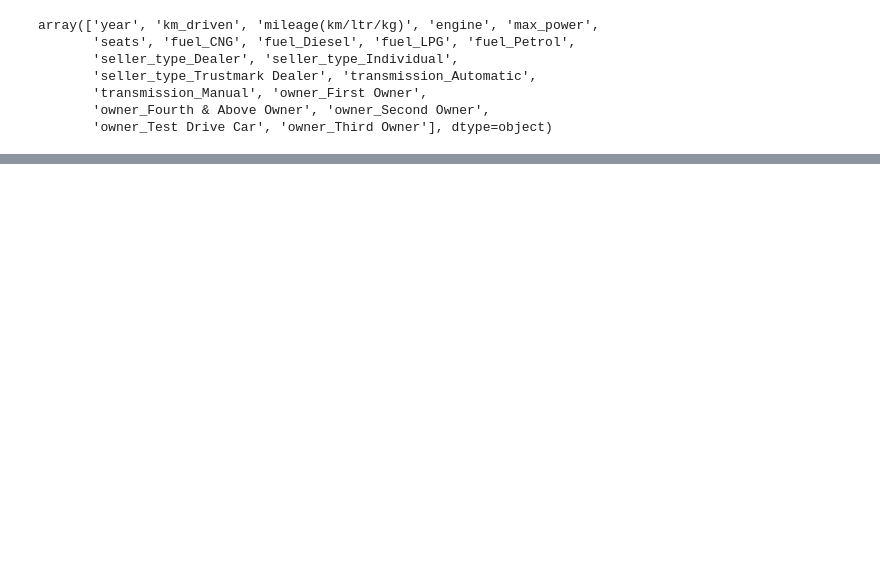
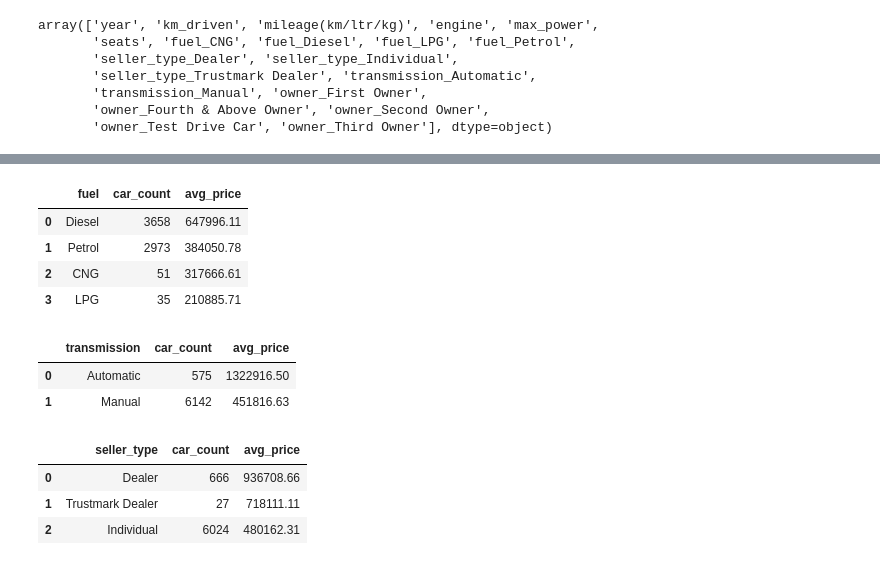
Before and after one commit to SheL16/car-price-prediction, a Jupyter notebook: notebooks/analysis.ipynb, the cells around one changed output, grey strips where cells are left out. Saved outputs shown, nothing was run; the diff lists cells and outputs as text; code cells hidden in the pictures; blank space fills up the shorter version.

```diff
--- a/notebooks/analysis.ipynb
+++ b/notebooks/analysis.ipynb
@@ -486,0 +514,51 @@ plt.show()
+# %%
+sql_query_2 = """
+SELECT fuel,
+       COUNT(*) AS car_count,
+       ROUND(AVG(selling_price), 2) AS avg_price
+FROM cars
+GROUP BY fuel
+ORDER BY avg_price DESC;
+"""
+
+sql_fuel = pd.read_sql_query(sql_query_2, conn)
+sql_fuel
+# %% [output]
+|  | fuel | car_count | avg_price |
+| 0 | Diesel | 3658 | 647996.11 |
+| 1 | Petrol | 2973 | 384050.78 |
+| 2 | CNG | 51 | 317666.61 |
+| 3 | LPG | 35 | 210885.71 |
+# %%
+sql_query_3 = """
+SELECT transmission,
+       COUNT(*) AS car_count,
+       ROUND(AVG(selling_price), 2) AS avg_price
+FROM cars
+GROUP BY transmission
+ORDER BY avg_price DESC;
+"""
+
+sql_transmission = pd.read_sql_query(sql_query_3, conn)
+sql_transmission
+# %% [output]
+|  | transmission | car_count | avg_price |
+| 0 | Automatic | 575 | 1322916.50 |
+| 1 | Manual | 6142 | 451816.63 |
+# %%
+sql_query_4 = """
+SELECT seller_type,
+       COUNT(*) AS car_count,
+       ROUND(AVG(selling_price), 2) AS avg_price
+FROM cars
+GROUP BY seller_type
+ORDER BY avg_price DESC;
+"""
+
+sql_seller = pd.read_sql_query(sql_query_4, conn)
+sql_seller
+# %% [output]
+|  | seller_type | car_count | avg_price |
+| 0 | Dealer | 666 | 936708.66 |
+| 1 | Trustmark Dealer | 27 | 718111.11 |
+| 2 | Individual | 6024 | 480162.31 |
```
Also changed, not shown: parts of 24 cells of this notebook.
